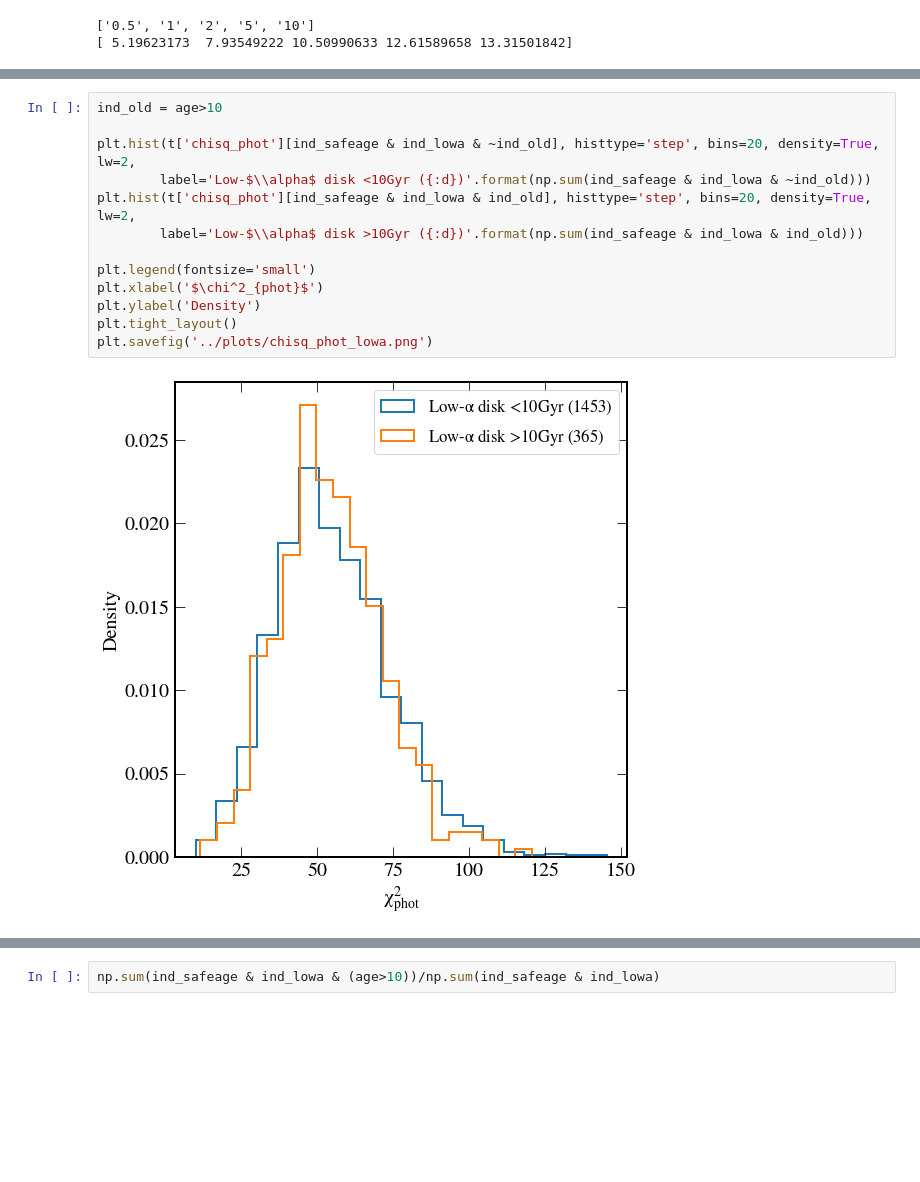
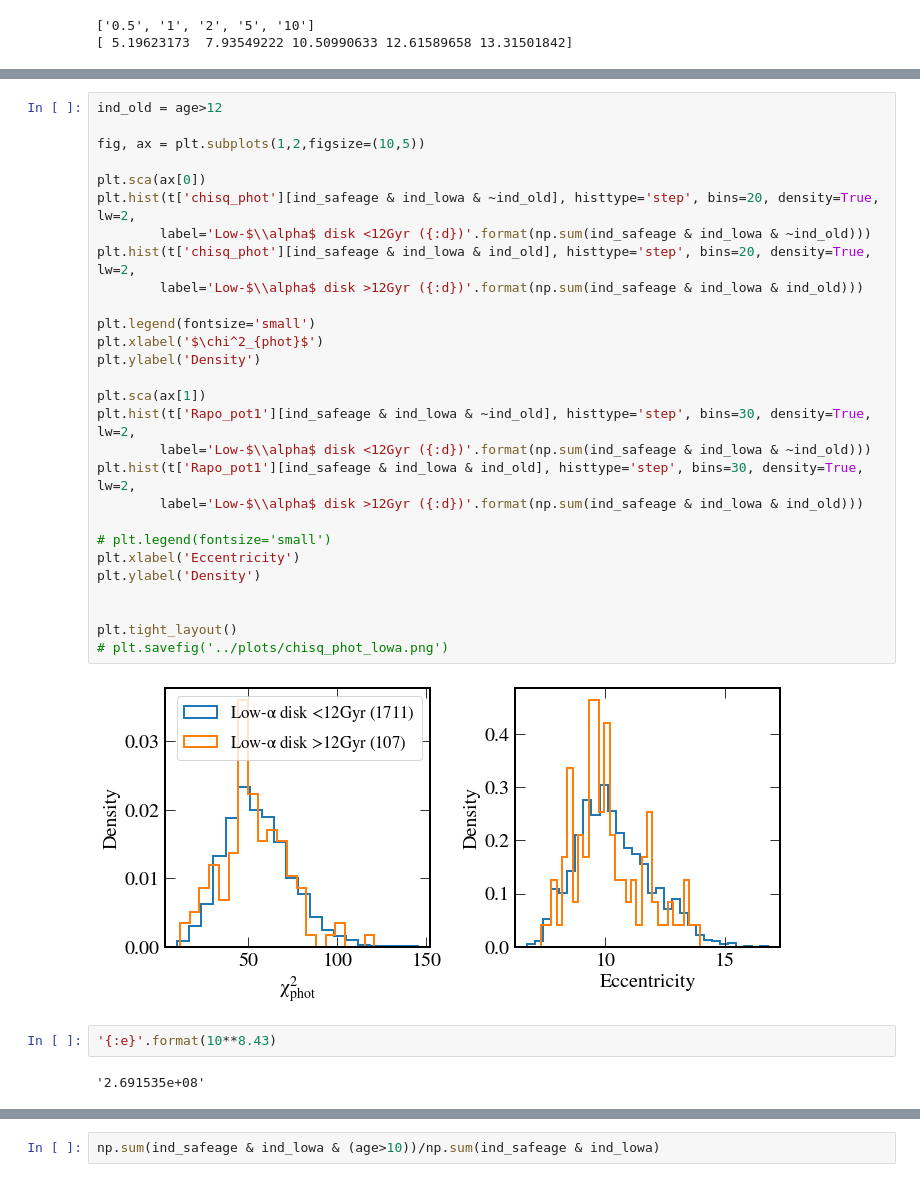
Before and after one commit to abonaca/mw_timing, a Jupyter notebook: notebooks/paper_figures.ipynb, the cells around one changed output, grey strips where cells are left out. Saved outputs shown, nothing was run; the diff lists cells and outputs as text; blank space fills up the shorter version.

```diff
--- a/notebooks/paper_figures.ipynb
+++ b/notebooks/paper_figures.ipynb
@@ -909,15 +843,34 @@ plt.savefig('../paper/ages.pdf')
 # %%
-ind_old = age>10
+ind_old = age>12
 
+fig, ax = plt.subplots(1,2,figsize=(10,5))
+
+plt.sca(ax[0])
 plt.hist(t['chisq_phot'][ind_safeage & ind_lowa & ~ind_old], histtype='step', bins=20, density=True, lw=2,
-        label='Low-$\\alpha$ disk <10Gyr ({:d})'.format(np.sum(ind_safeage & ind_lowa & ~ind_old)))
+        label='Low-$\\alpha$ disk <12Gyr ({:d})'.format(np.sum(ind_safeage & ind_lowa & ~ind_old)))
 plt.hist(t['chisq_phot'][ind_safeage & ind_lowa & ind_old], histtype='step', bins=20, density=True, lw=2,
-        label='Low-$\\alpha$ disk >10Gyr ({:d})'.format(np.sum(ind_safeage & ind_lowa & ind_old)))
+        label='Low-$\\alpha$ disk >12Gyr ({:d})'.format(np.sum(ind_safeage & ind_lowa & ind_old)))
 
 plt.legend(fontsize='small')
 plt.xlabel('$\chi^2_{phot}$')
 plt.ylabel('Density')
+
+plt.sca(ax[1])
+plt.hist(t['Rapo_pot1'][ind_safeage & ind_lowa & ~ind_old], histtype='step', bins=30, density=True, lw=2,
+        label='Low-$\\alpha$ disk <12Gyr ({:d})'.format(np.sum(ind_safeage & ind_lowa & ~ind_old)))
+plt.hist(t['Rapo_pot1'][ind_safeage & ind_lowa & ind_old], histtype='step', bins=30, density=True, lw=2,
+        label='Low-$\\alpha$ disk >12Gyr ({:d})'.format(np.sum(ind_safeage & ind_lowa & ind_old)))
+
+# plt.legend(fontsize='small')
+plt.xlabel('Eccentricity')
+plt.ylabel('Density')
+
+
 plt.tight_layout()
-plt.savefig('../plots/chisq_phot_lowa.png')
+# plt.savefig('../plots/chisq_phot_lowa.png')
 # %% [output]
-[figure, old version]
+[figure, new version]
+# %%
+'{:e}'.format(10**8.43)
+# %% [output]
+'2.691535e+08'
```
Also changed, not shown: parts of 24 cells of this notebook.
